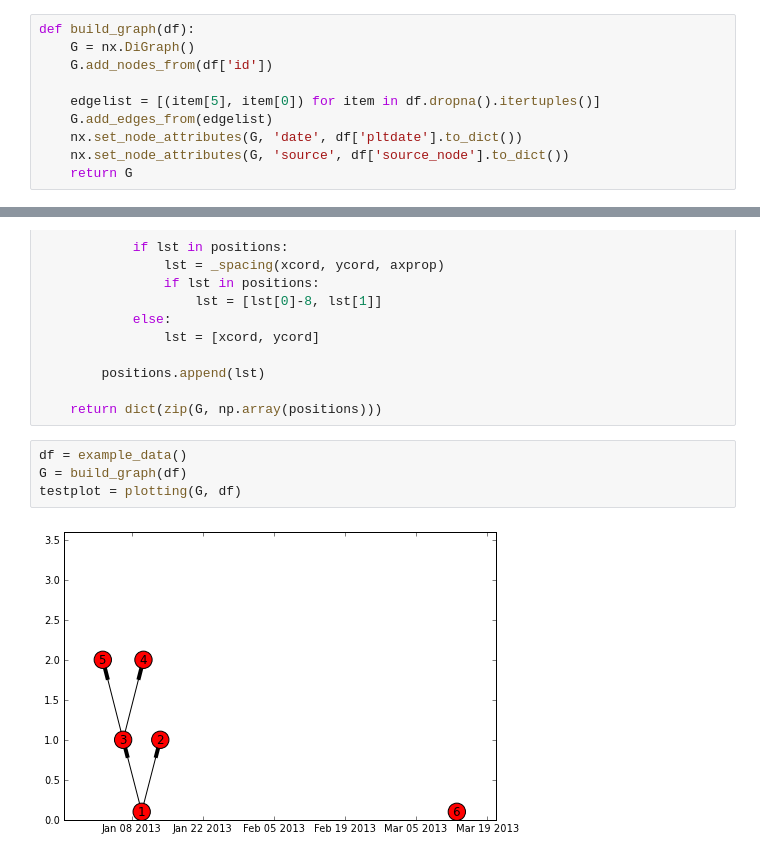
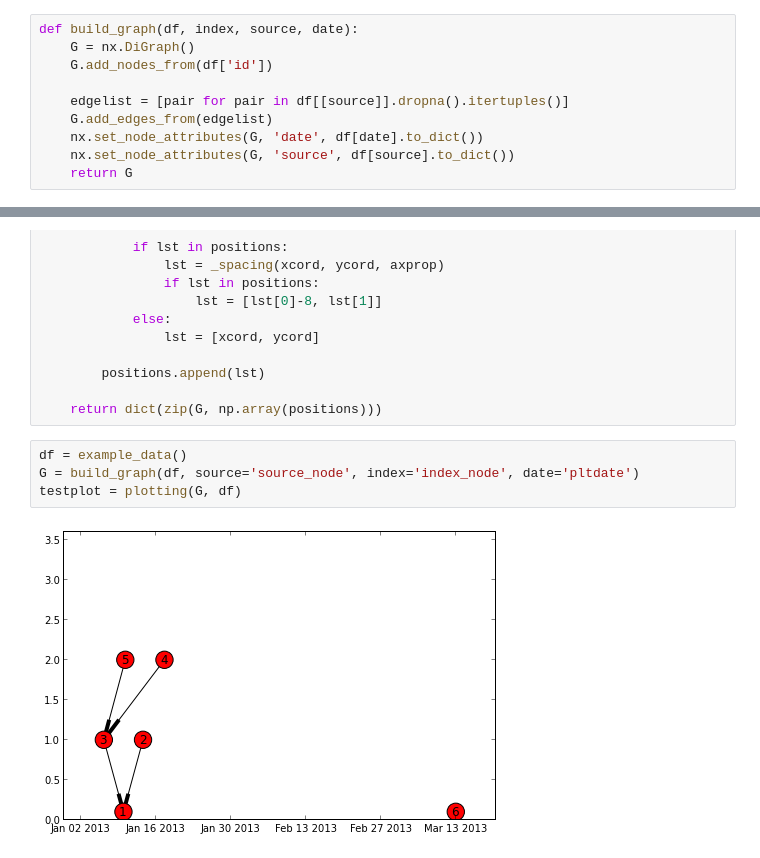
Before and after one commit to cmrivers/epipy, a Jupyter notebook: case_tree.ipynb, the cells around one changed output, grey strips where cells are left out. Drawn from its saved outputs; the diff is of its cells as text.

```diff
--- a/case_tree.ipynb
+++ b/case_tree.ipynb
@@ -25,10 +40,10 @@ Build a graph from the case id and the source id.
 # %%
-def build_graph(df):
+def build_graph(df, index, source, date):
     G = nx.DiGraph()
     G.add_nodes_from(df['id'])
 
-    edgelist = [(item[5], item[0]) for item in df.dropna().itertuples()]
+    edgelist = [pair for pair in df[[source]].dropna().itertuples()]
     G.add_edges_from(edgelist)
-    nx.set_node_attributes(G, 'date', df['pltdate'].to_dict())
-    nx.set_node_attributes(G, 'source', df['source_node'].to_dict())
+    nx.set_node_attributes(G, 'date', df[date].to_dict())
+    nx.set_node_attributes(G, 'source', df[source].to_dict())
     return G
@@ -89,7 +113,7 @@ def _layout(G, axprop):
     return dict(zip(G, np.array(positions)))
 # %%
 df = example_data()
-G = build_graph(df)
+G = build_graph(df, source='source_node', index='index_node', date='pltdate')
 testplot = plotting(G, df)
 # %% [output]
-[figure, old version]
+[figure, new version]
```
Also changed, not shown: parts of 3 cells of this notebook, 3 other files.
